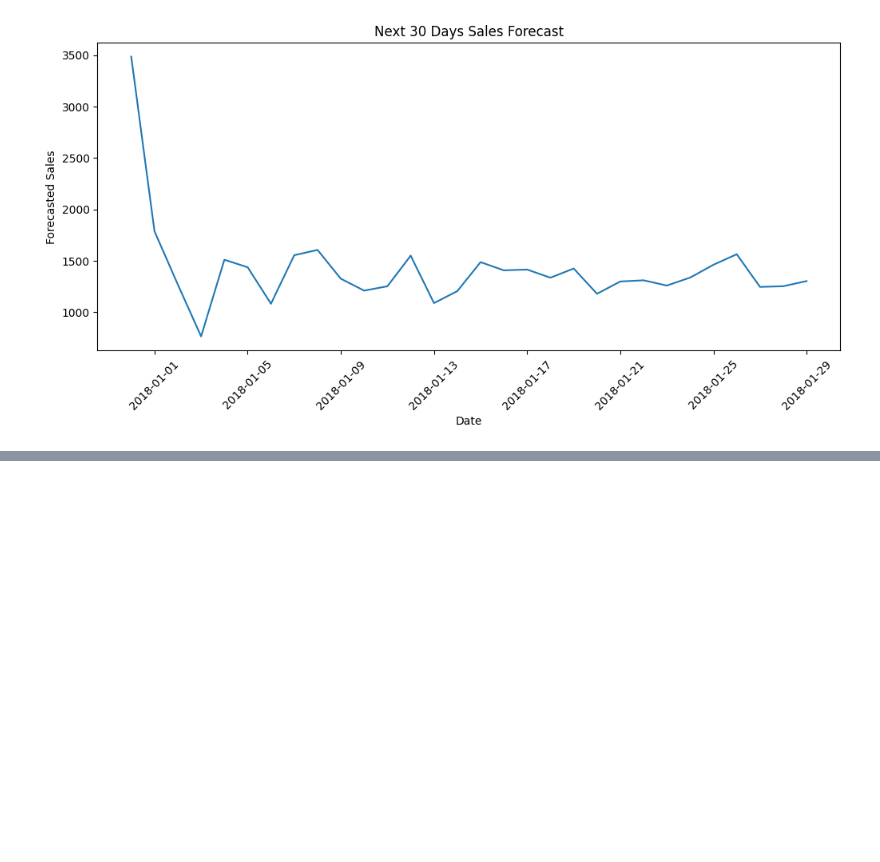
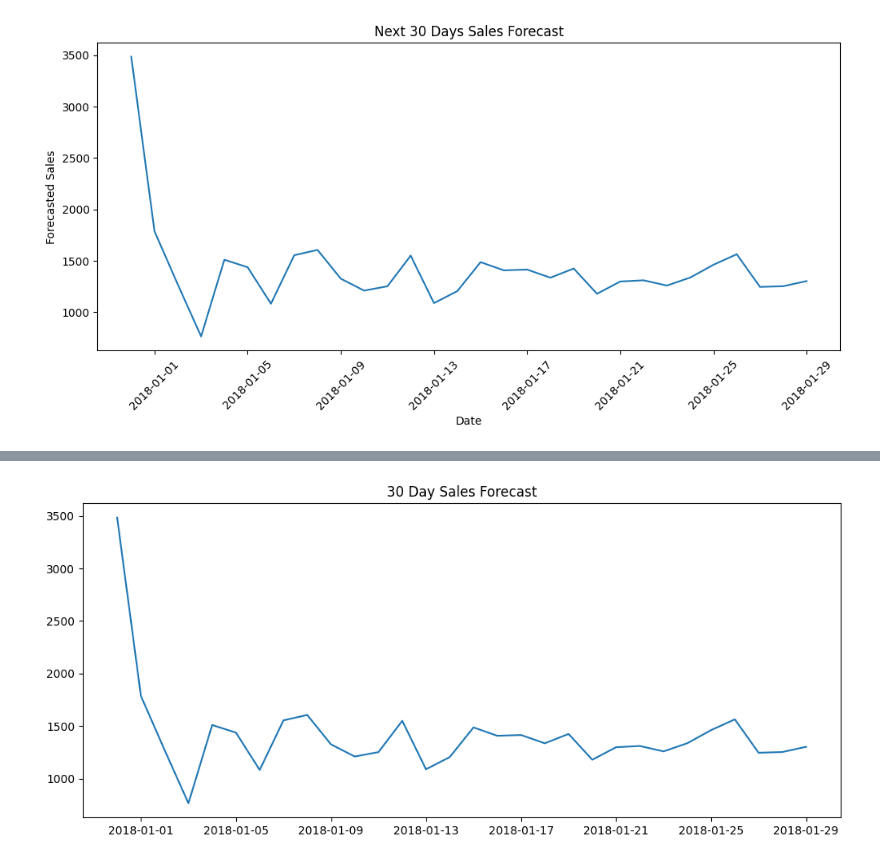
Before and after one commit to pranathi0104/FUTURE_ML_01, a Jupyter notebook: notebook/Sales_Forecasting.ipynb, the cells around one changed output, grey strips where cells are left out. Saved outputs shown, nothing was run; the diff lists cells and outputs as text; code cells hidden in the pictures; blank space fills up the shorter version.

```diff
--- a/notebook/Sales_Forecasting.ipynb
+++ b/notebook/Sales_Forecasting.ipynb
@@ -520,0 +550,15 @@ forecast_df.to_csv(
+# %%
+plt.figure(figsize=(12,5))
+
+plt.plot(
+    forecast_df['Date'],
+    forecast_df['Forecasted Sales']
+)
+
+plt.title("30 Day Sales Forecast")
+
+plt.savefig("../images/future_forecast.png")
+
+plt.show()
+# %% [output]
+[figure, added]
```
Also changed, not shown: parts of 2 cells of this notebook, 8 other files.
